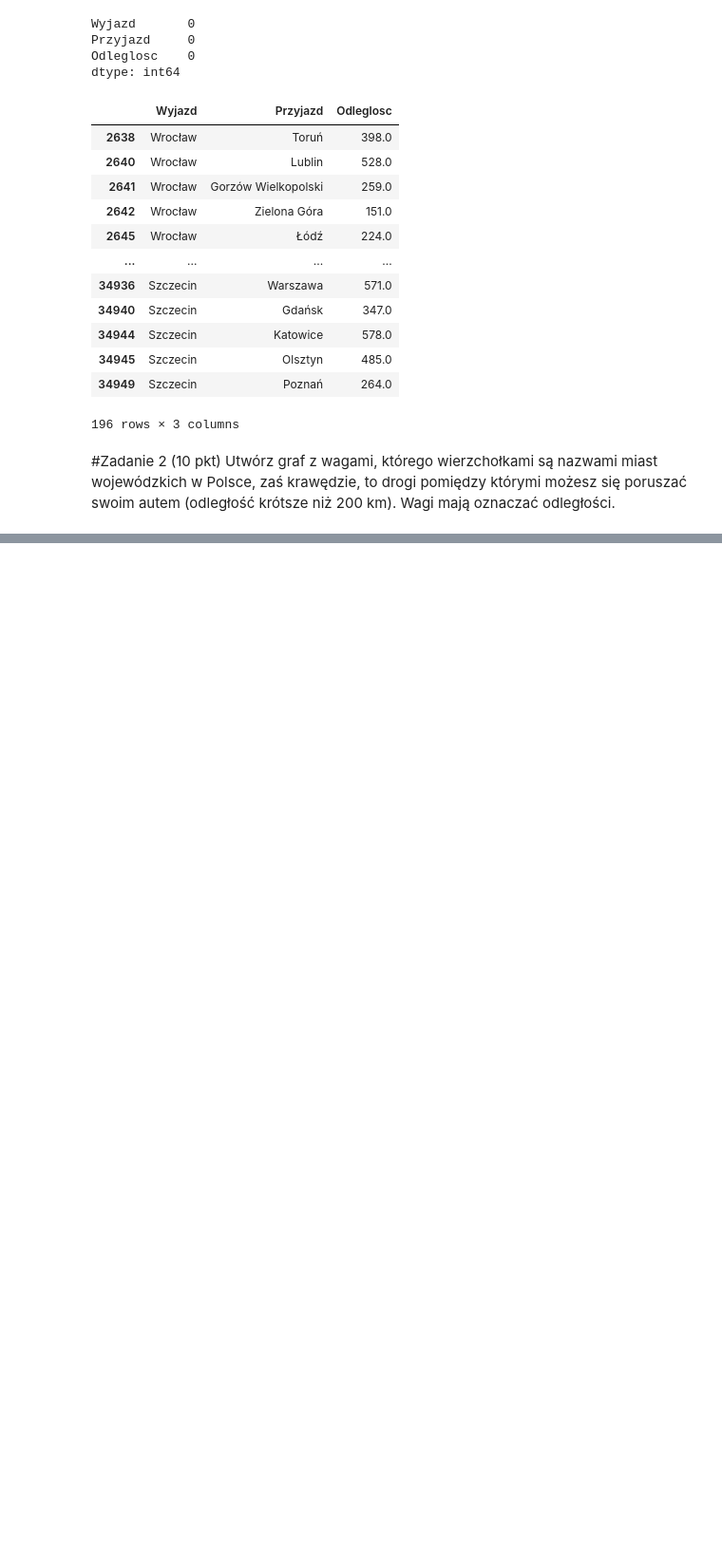
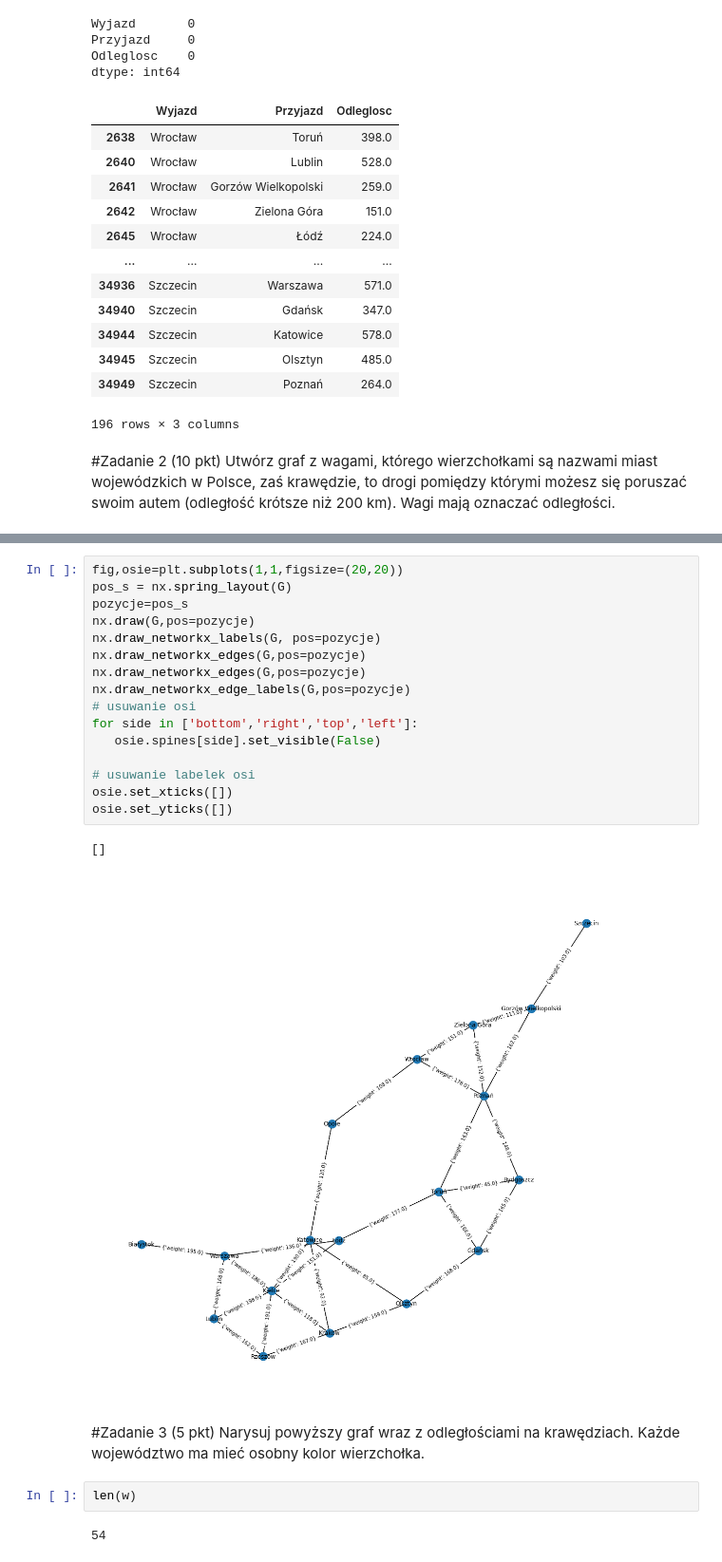
Before and after one commit to heavy1368/ON2022, a Jupyter notebook: Obliczenia_naukowe_projekt_nr3_samochod_elektryczny.ipynb, the cells around one changed output, grey strips where cells are left out. Shown: that part at 95% size. Drawn from its saved outputs; the diff is of its cells as text; blank space fills up the shorter version.

```diff
--- a/Obliczenia_naukowe_projekt_nr3_samochod_elektryczny.ipynb
+++ b/Obliczenia_naukowe_projekt_nr3_samochod_elektryczny.ipynb
@@ -110,0 +97,27 @@ TypeError: ignored
+# %%
+fig,osie=plt.subplots(1,1,figsize=(20,20))
+pos_s = nx.spring_layout(G)
+pozycje=pos_s
+nx.draw(G,pos=pozycje)
+nx.draw_networkx_labels(G, pos=pozycje)
+nx.draw_networkx_edges(G,pos=pozycje)
+nx.draw_networkx_edges(G,pos=pozycje)
+nx.draw_networkx_edge_labels(G,pos=pozycje)
+# usuwanie osi
+for side in ['bottom','right','top','left']:
+   osie.spines[side].set_visible(False)
+
+# usuwanie labelek osi
+osie.set_xticks([])
+osie.set_yticks([])
+# %% [output]
+[]
+[figure, added]
+# %% [markdown]
+#Zadanie 3 (5 pkt)
+Narysuj powyższy graf wraz z odległościami na krawędziach. Każde województwo ma mieć osobny
+kolor wierzchołka.
+# %%
+len(w)
+# %% [output]
+54
```
Also changed, not shown: parts of 11 cells of this notebook.
